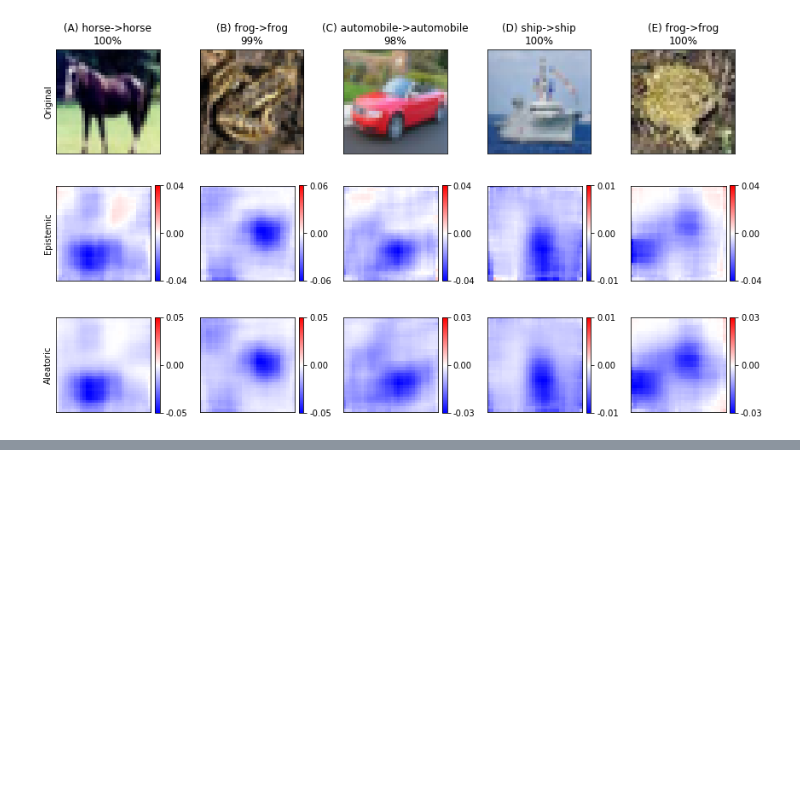
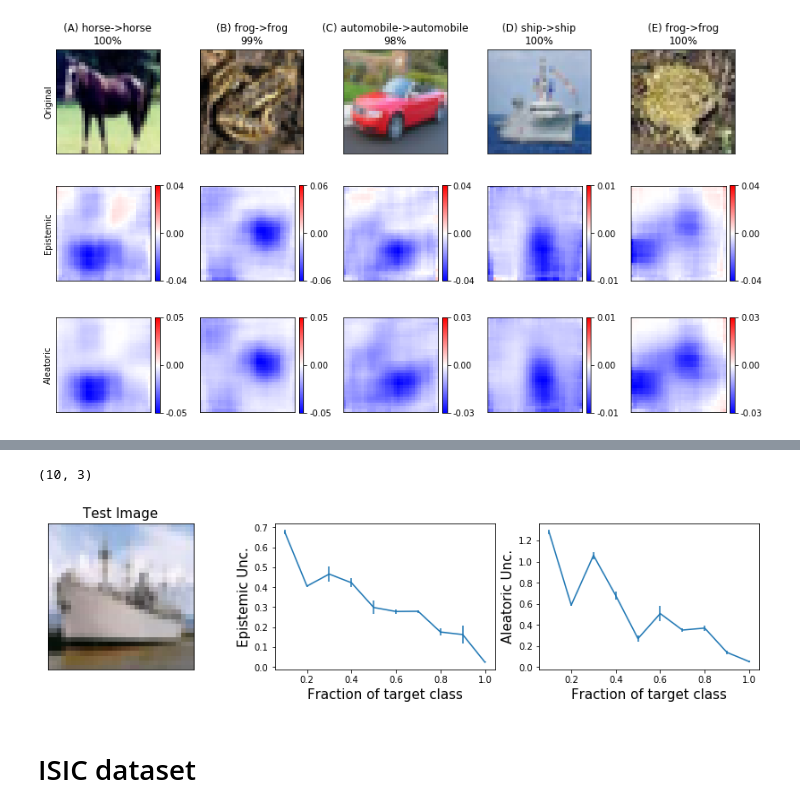
Before and after one commit to chail/InterpretableBayesianUncertainty, a Jupyter notebook: experiments/results-3/salience.ipynb, the cells around one changed output, grey strips where cells are left out. Saved outputs shown, nothing was run; the diff lists cells and outputs as text; code cells hidden in the pictures; blank space fills up the shorter version.

```diff
--- a/experiments/results-3/salience.ipynb
+++ b/experiments/results-3/salience.ipynb
@@ -56,0 +71,8 @@ plot_training_n(4663)
+# %%
+v.plot_training_n_uncertainty(kk, target=t,
+                              savepath='training-n-uncertainty-t{}-{}.png'.format(t, kk))
+# %% [output]
+(10, 3)
+[figure, added]
+# %% [markdown]
+# ISIC dataset
```
Also changed, not shown: parts of 21 cells of this notebook, 13 other files.
